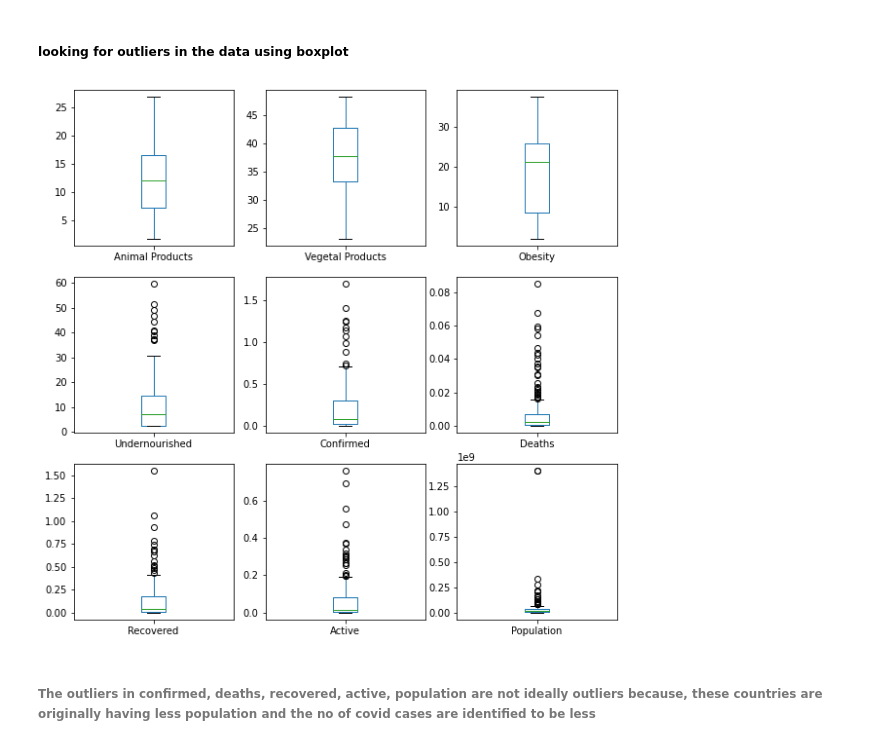
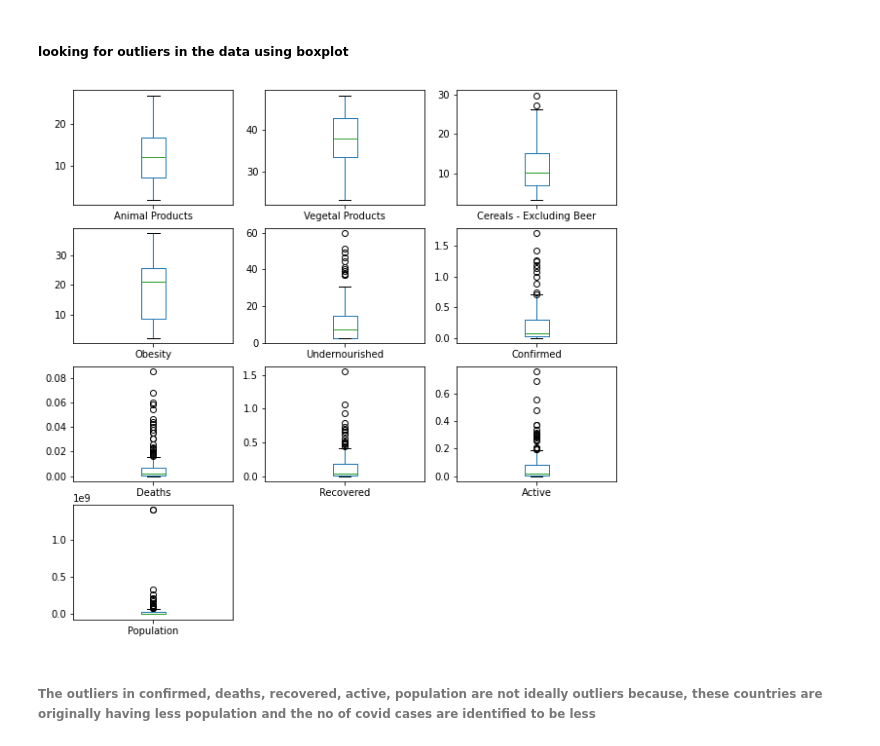
Before and after one commit to MahalavanyaSriram/COVID-19_Prediction, a Jupyter notebook: Kdd_Project.ipynb, the cells around one changed output. Drawn from its saved outputs; the diff is of its cells as text; code cells hidden in the pictures.

```diff
--- a/Kdd_Project.ipynb
+++ b/Kdd_Project.ipynb
@@ -203,6 +203,6 @@ covid_food_data = covid_food_data.drop(['Unit (all except Population)'], axis=1)
 ##### Tree or plant generated products like Pulses, Cereals etc. including alcohol sum up to the 'Vegetal Products' column
 ##### So, for further analysis taking only the Country, Animal Products, Vegetal Products, Obesity, Undernourished, Confirmed, Deaths, Recovered, Active, Population into consideration. Moreover, it is observed that Cereals - Excluding Beer is the highly consumed product. So, including this column as well to gain more insights
 # %%
-covid_food_data2 = pd.DataFrame(covid_food_data, columns = ['Country', 'Animal Products', 'Vegetal Products', 'Obesity', 'Undernourished', 'Confirmed', 'Deaths', 'Recovered', 'Active', 'Population'])
+covid_food_data2 = pd.DataFrame(covid_food_data, columns = ['Country', 'Animal Products', 'Vegetal Products', 'Cereals - Excluding Beer','Obesity', 'Undernourished', 'Confirmed', 'Deaths', 'Recovered', 'Active', 'Population'])
 covid_food_data2.head()
 # %% [output]
@@ -238,10 +238,10 @@ warnings.filterwarnings('ignore')
 # %% [markdown]
 ##### looking for outliers in the data using boxplot
 # %%
-covid_food_data2.plot(kind='box', subplots=True, layout=(3,3), sharex=False, sharey=False, figsize=(10,10))
+covid_food_data2.plot(kind='box', subplots=True, layout=(4,3), sharex=False, sharey=False, figsize=(10,10))
 plt.show()
 # %% [output]
-[figure, old version]
+[figure, new version]
 # %% [markdown]
 ###### The outliers in confirmed, deaths, recovered, active, population are not ideally outliers because, these countries are originally having less population and the no of covid cases are identified to be less
 # %% [markdown]
```
Also changed, not shown: parts of 10 cells of this notebook.
